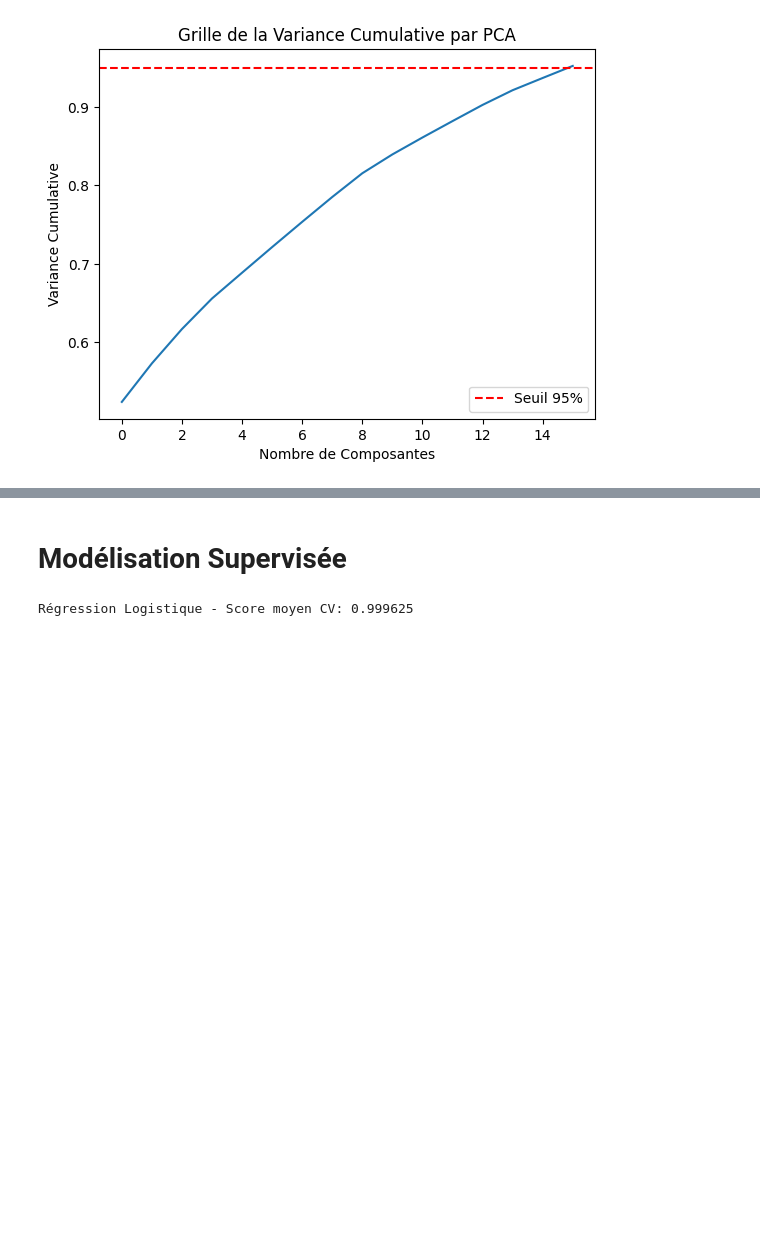
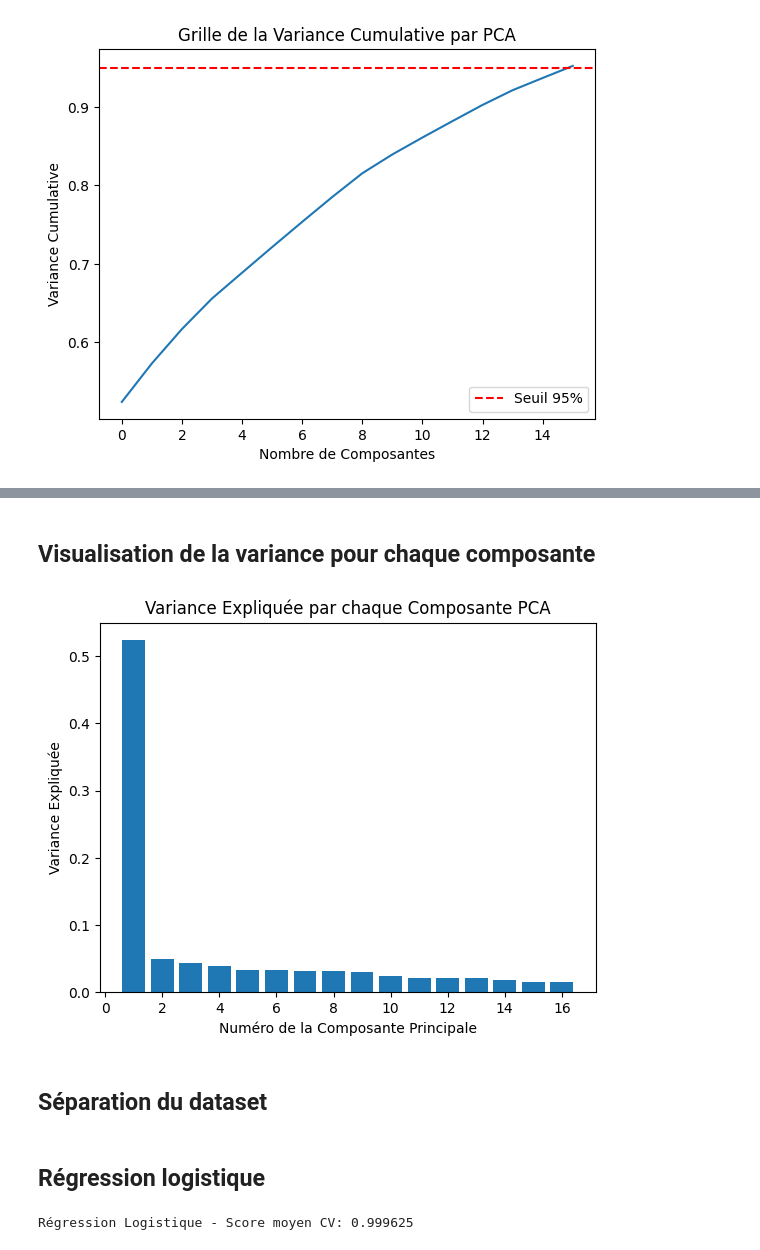
Before and after one commit to Hajaarh/health_state_classifier, a Jupyter notebook: health_state_ml.ipynb, the cells around one changed output, grey strips where cells are left out. Drawn from its saved outputs; the diff is of its cells as text; code cells hidden in the pictures; blank space fills up the shorter version.

```diff
--- a/health_state_ml.ipynb
+++ b/health_state_ml.ipynb
@@ -91,8 +141,21 @@ plt.show()
+# %% [markdown]
+## Visualisation de la variance pour chaque composante
+# %%
+# Afficher un graphique représentant la part de variance expliquée par chaque composante principale après une analyse PCA
+plt.bar(range(1, len(pca.explained_variance_ratio_) + 1), pca.explained_variance_ratio_)
+plt.xlabel("Numéro de la Composante Principale")
+plt.ylabel("Variance Expliquée")
+plt.title("Variance Expliquée par chaque Composante PCA")
+plt.show()
+# %% [output]
+[figure, added]
+# %% [markdown]
+## Séparation du dataset
 # %%
 # Séparation en jeu d'entraînement et test
 X_train, X_test, y_train, y_test = train_test_split(X_pca, df_standardized['target'], test_size=0.2, random_state=42, stratify=df_standardized['target'])
-# %% [markdown]
-# Modélisation Supervisée
+# %% [markdown]
+## Régression logistique
 # %%
 # Régression Logistique avec validation croisée
 log_reg = LogisticRegression()
```
Also changed, not shown: parts of 35 cells of this notebook.
